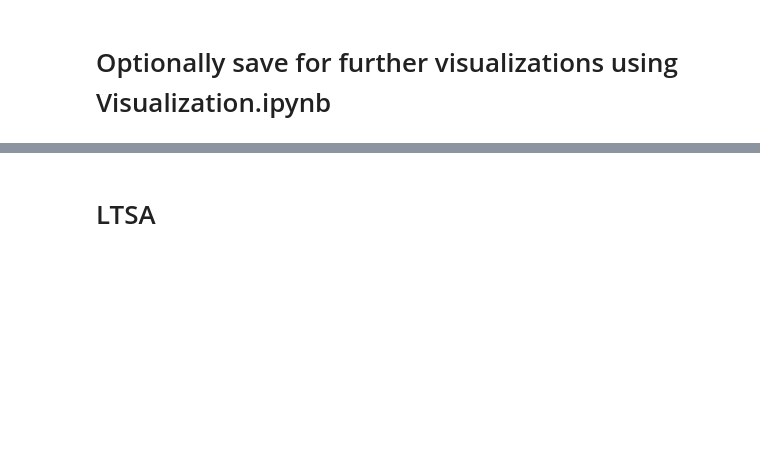
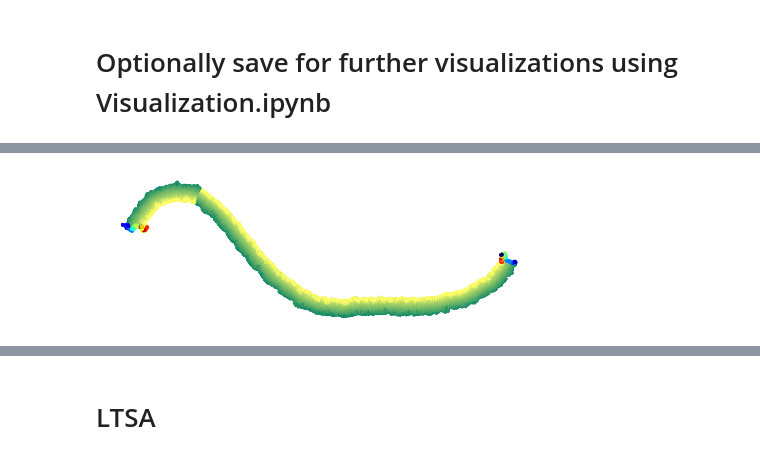
Before and after one commit to chiggum/pyLDLE, a Jupyter notebook: notebooks/mobius strip.ipynb, the cells around one changed output, grey strips where cells are left out. Drawn from its saved outputs; the diff is of its cells as text; code cells hidden in the pictures; blank space fills up the shorter version.

```diff
--- a/notebooks/mobius strip.ipynb
+++ b/notebooks/mobius strip.ipynb
@@ -116,0 +123,6 @@ with open(save_path, "wb") as f:
+# %%
+%matplotlib inline
+ldle_obj.vis.global_embedding(ldle_obj.y_final, labelsMat[:,1], 'summer',
+                             ldle_obj.color_of_pts_on_tear_final, 'jet', 'LDLE1_jet')
+# %% [output]
+[figure, added]
```
Also changed, not shown: parts of 15 cells of this notebook, 30 other files.
